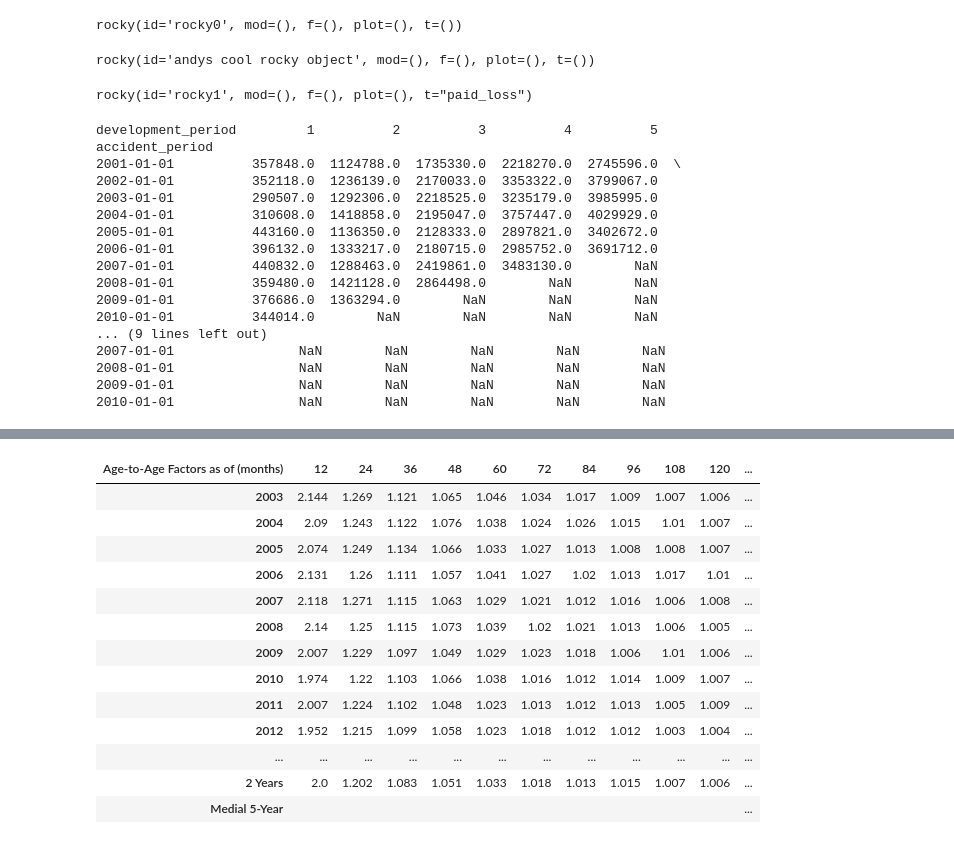
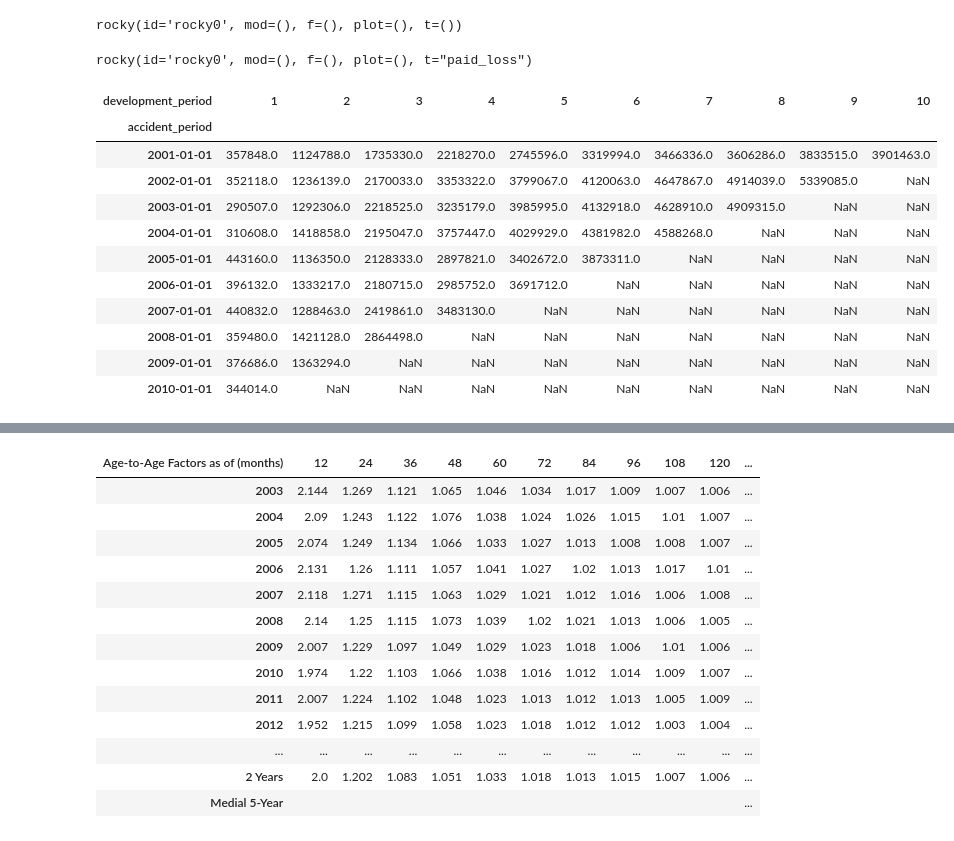
Before and after one commit to rocky-reserving/rocky, a Jupyter notebook: rocky-app/ROCKY Demo.ipynb, the cells around one changed output, grey strips where cells are left out. Drawn from its saved outputs; the diff is of its cells as text; code cells hidden in the pictures.

```diff
--- a/rocky-app/ROCKY Demo.ipynb
+++ b/rocky-app/ROCKY Demo.ipynb
@@ -18,16 +18,7 @@ r = rocky()
 print(r)
 # %% [output]
 rocky(id='rocky0', mod=(), f=(), plot=(), t=())
-# %%
-# rename rocky object
-r.rename('andys cool rocky object')
-print(r)
-# %% [output]
-rocky(id='andys cool rocky object', mod=(), f=(), plot=(), t=())
 # %%
-# change name to something more descriptive
-r.rename('rocky1')
-
 ## Could read in sample data (taylor_ashe, mack_1994) to try it out
 r.SampleTri('taylor_ashe')
 
@@ -43,7 +34,7 @@ r.SampleTri('taylor_ashe')
 # r.FromExcel(path, 1, 'paid_loss', 'Gross Paid Ultimates', "a28:u48") # takes filepath, number of origin columns, name of triangle, sheet name, and range of triangle
 print(r)
 # %% [output]
-rocky(id='rocky1', mod=(), f=(), plot=(), t="paid_loss")
+rocky(id='rocky0', mod=(), f=(), plot=(), t="paid_loss")
 # %%
 # r.TuneHyperparmeters()
 # r.AddModel()
@@ -51,22 +42,17 @@ rocky(id='rocky1', mod=(), f=(), plot=(), t="paid_loss")
 # r.model.PlotParameter()
 # %%
 # access triangle object
-r.paid_loss
+r.paid_loss.tri
 # %% [output]
-development_period         1          2          3          4          5
-accident_period
-2001-01-01          357848.0  1124788.0  1735330.0  2218270.0  2745596.0  \
-2002-01-01          352118.0  1236139.0  2170033.0  3353322.0  3799067.0
-2003-01-01          290507.0  1292306.0  2218525.0  3235179.0  3985995.0
-2004-01-01          310608.0  1418858.0  2195047.0  3757447.0  4029929.0
-2005-01-01          443160.0  1136350.0  2128333.0  2897821.0  3402672.0
-2006-01-01          396132.0  1333217.0  2180715.0  2985752.0  3691712.0
-2007-01-01          440832.0  1288463.0  2419861.0  3483130.0        NaN
-2008-01-01          359480.0  1421128.0  2864498.0        NaN        NaN
-2009-01-01          376686.0  1363294.0        NaN        NaN        NaN
-2010-01-01          344014.0        NaN        NaN        NaN        NaN
-... (9 lines left out)
-2007-01-01                NaN        NaN        NaN        NaN        NaN
-2008-01-01                NaN        NaN        NaN        NaN        NaN
-2009-01-01                NaN        NaN        NaN        NaN        NaN
-2010-01-01                NaN        NaN        NaN        NaN        NaN
+| development_period | 1 | 2 | 3 | 4 | 5 | 6 | 7 | 8 | 9 | 10 |
+| accident_period |  |  |  |  |  |  |  |  |  |  |
+| 2001-01-01 | 357848.0 | 1124788.0 | 1735330.0 | 2218270.0 | 2745596.0 | 3319994.0 | 3466336.0 | 3606286.0 | 3833515.0 | 3901463.0 |
+| 2002-01-01 | 352118.0 | 1236139.0 | 2170033.0 | 3353322.0 | 3799067.0 | 4120063.0 | 4647867.0 | 4914039.0 | 5339085.0 | NaN |
+| 2003-01-01 | 290507.0 | 1292306.0 | 2218525.0 | 3235179.0 | 3985995.0 | 4132918.0 | 4628910.0 | 4909315.0 | NaN | NaN |
+| 2004-01-01 | 310608.0 | 1418858.0 | 2195047.0 | 3757447.0 | 4029929.0 | 4381982.0 | 4588268.0 | NaN | NaN | NaN |
+| 2005-01-01 | 443160.0 | 1136350.0 | 2128333.0 | 2897821.0 | 3402672.0 | 3873311.0 | NaN | NaN | NaN | NaN |
+| 2006-01-01 | 396132.0 | 1333217.0 | 2180715.0 | 2985752.0 | 3691712.0 | NaN | NaN | NaN | NaN | NaN |
+| 2007-01-01 | 440832.0 | 1288463.0 | 2419861.0 | 3483130.0 | NaN | NaN | NaN | NaN | NaN | NaN |
+| 2008-01-01 | 359480.0 | 1421128.0 | 2864498.0 | NaN | NaN | NaN | NaN | NaN | NaN | NaN |
+| 2009-01-01 | 376686.0 | 1363294.0 | NaN | NaN | NaN | NaN | NaN | NaN | NaN | NaN |
+| 2010-01-01 | 344014.0 | NaN | NaN | NaN | NaN | NaN | NaN | NaN | NaN | NaN |
```
Also changed, not shown: parts of 6 cells of this notebook, 4 other files.
